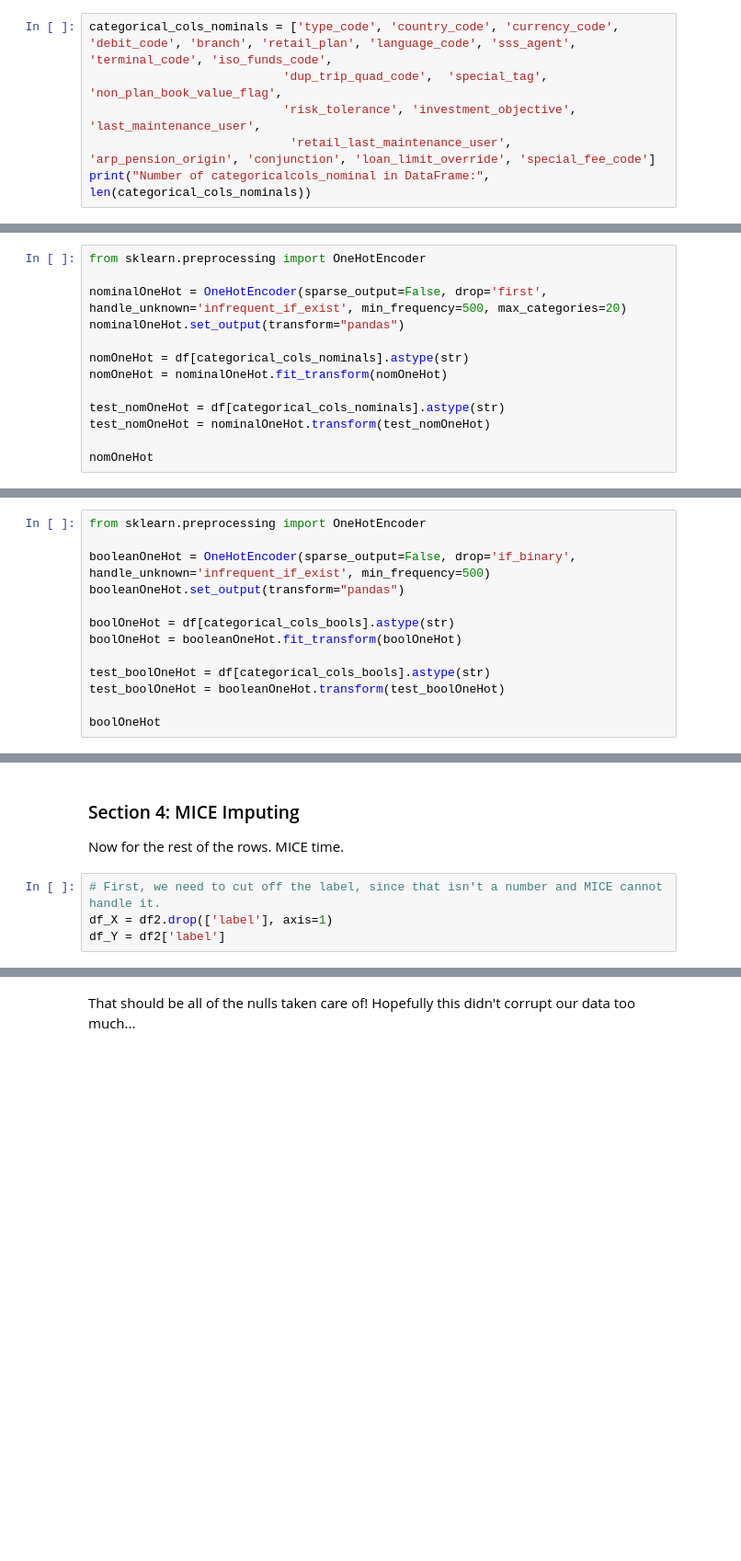
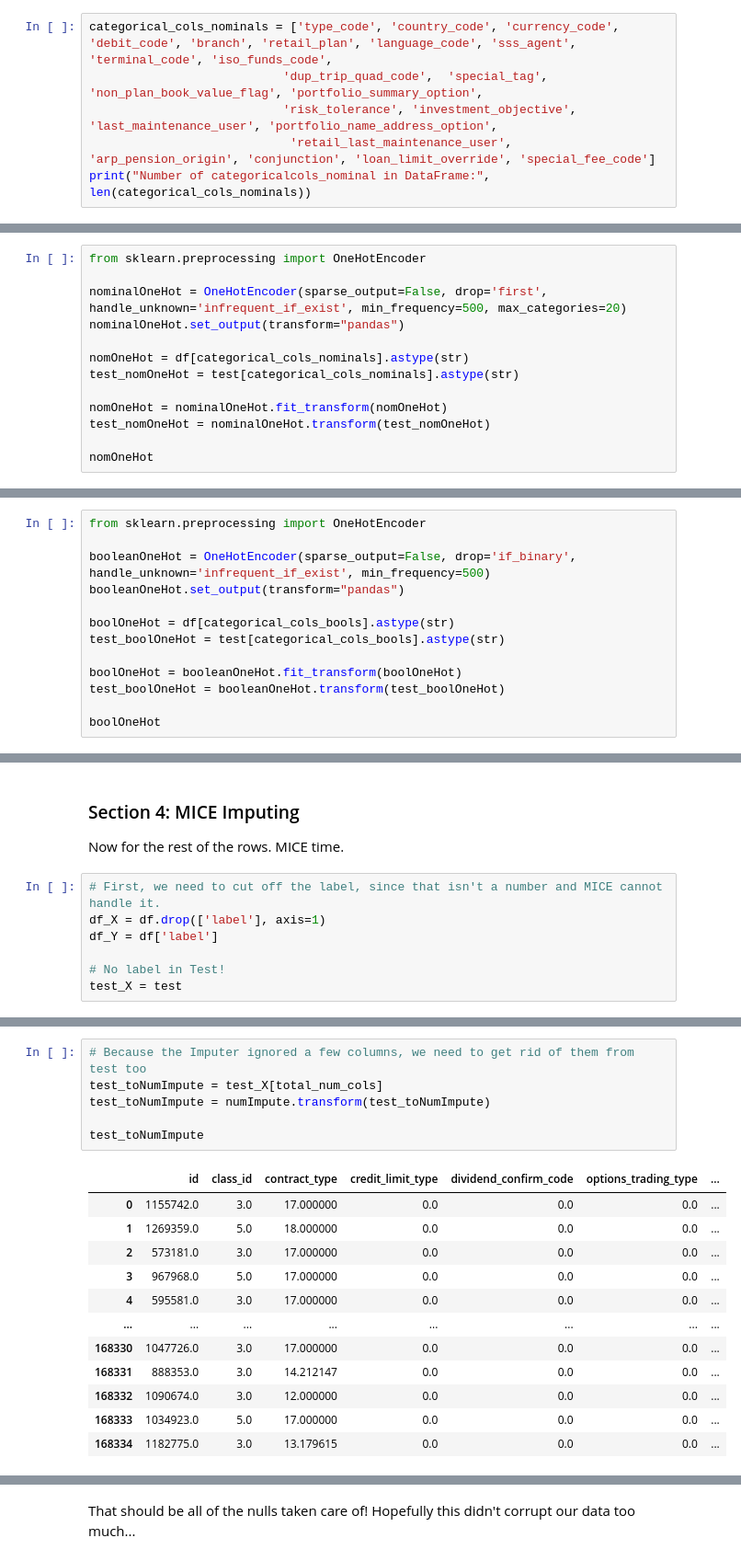
Before and after one commit to Andoiiii/CxC-III, a Jupyter notebook: main.ipynb, the cells around one changed output, grey strips where cells are left out. Shown at 92% size. Drawn from its saved outputs; the diff is of its cells as text; blank space fills up the shorter version.

```diff
--- a/main.ipynb
+++ b/main.ipynb
@@ -78,7 +119,7 @@ print("Number of categorical columns in the DataFrame:", len(categorical_cols))
 Nominal columns are those that have words or a few categories in them. Notably, some of these columns contain names or something similar and so would have over thousands of categories. However, since there are a few entries with a lot of one type of entry it still would be important to keep that data in... to combat this we can introduce an additional category for 'infrequent' if there are not enough entries of that type. This value will be manually determined.
 # %%
 categorical_cols_nominals = ['type_code', 'country_code', 'currency_code', 'debit_code', 'branch', 'retail_plan', 'language_code', 'sss_agent', 'terminal_code', 'iso_funds_code',
-                           'dup_trip_quad_code',  'special_tag', 'non_plan_book_value_flag',
-                           'risk_tolerance', 'investment_objective', 'last_maintenance_user',
+                           'dup_trip_quad_code',  'special_tag', 'non_plan_book_value_flag', 'portfolio_summary_option',
+                           'risk_tolerance', 'investment_objective', 'last_maintenance_user', 'portfolio_name_address_option',
                             'retail_last_maintenance_user', 'arp_pension_origin', 'conjunction', 'loan_limit_override', 'special_fee_code']
 print("Number of categoricalcols_nominal in DataFrame:", len(categorical_cols_nominals))
@@ -180,9 +283,9 @@ nominalOneHot = OneHotEncoder(sparse_output=False, drop='first', handle_unknown=
 nominalOneHot.set_output(transform="pandas")
 
 nomOneHot = df[categorical_cols_nominals].astype(str)
+test_nomOneHot = test[categorical_cols_nominals].astype(str)
+
 nomOneHot = nominalOneHot.fit_transform(nomOneHot)
-
-test_nomOneHot = df[categorical_cols_nominals].astype(str)
 test_nomOneHot = nominalOneHot.transform(test_nomOneHot)
 
 nomOneHot
@@ -193,9 +310,9 @@ booleanOneHot = OneHotEncoder(sparse_output=False, drop='if_binary', handle_unkn
 booleanOneHot.set_output(transform="pandas")
 
 boolOneHot = df[categorical_cols_bools].astype(str)
+test_boolOneHot = test[categorical_cols_bools].astype(str)
+
 boolOneHot = booleanOneHot.fit_transform(boolOneHot)
-
-test_boolOneHot = df[categorical_cols_bools].astype(str)
 test_boolOneHot = booleanOneHot.transform(test_boolOneHot)
 
 boolOneHot
@@ -227,8 +358,11 @@ df2
 Now for the rest of the rows. MICE time.
 # %%
 # First, we need to cut off the label, since that isn't a number and MICE cannot handle it.
-df_X = df2.drop(['label'], axis=1)
-df_Y = df2['label']
+df_X = df.drop(['label'], axis=1)
+df_Y = df['label']
+
+# No label in Test!
+test_X = test
 # %%
 # Apparently its still a experimental feature within sklearn - but that won't stop us!
 import numpy as np
@@ -245,0 +395,19 @@ toNumImpute
+# %%
+# Because the Imputer ignored a few columns, we need to get rid of them from test too
+test_toNumImpute = test_X[total_num_cols]
+test_toNumImpute = numImpute.transform(test_toNumImpute)
+
+test_toNumImpute
+# %% [output]
+|  | id | class_id | contract_type | credit_limit_type | dividend_confirm_code | options_trading_type | ... |
+| 0 | 1155742.0 | 3.0 | 17.000000 | 0.0 | 0.0 | 0.0 | ... |
+| 1 | 1269359.0 | 5.0 | 18.000000 | 0.0 | 0.0 | 0.0 | ... |
+| 2 | 573181.0 | 3.0 | 17.000000 | 0.0 | 0.0 | 0.0 | ... |
+| 3 | 967968.0 | 5.0 | 17.000000 | 0.0 | 0.0 | 0.0 | ... |
+| 4 | 595581.0 | 3.0 | 17.000000 | 0.0 | 0.0 | 0.0 | ... |
+| ... | ... | ... | ... | ... | ... | ... | ... |
+| 168330 | 1047726.0 | 3.0 | 17.000000 | 0.0 | 0.0 | 0.0 | ... |
+| 168331 | 888353.0 | 3.0 | 14.212147 | 0.0 | 0.0 | 0.0 | ... |
+| 168332 | 1090674.0 | 3.0 | 12.000000 | 0.0 | 0.0 | 0.0 | ... |
+| 168333 | 1034923.0 | 5.0 | 17.000000 | 0.0 | 0.0 | 0.0 | ... |
+| 168334 | 1182775.0 | 3.0 | 13.179615 | 0.0 | 0.0 | 0.0 | ... |
```
Also changed, not shown: parts of 48 cells of this notebook, 1 other file.
